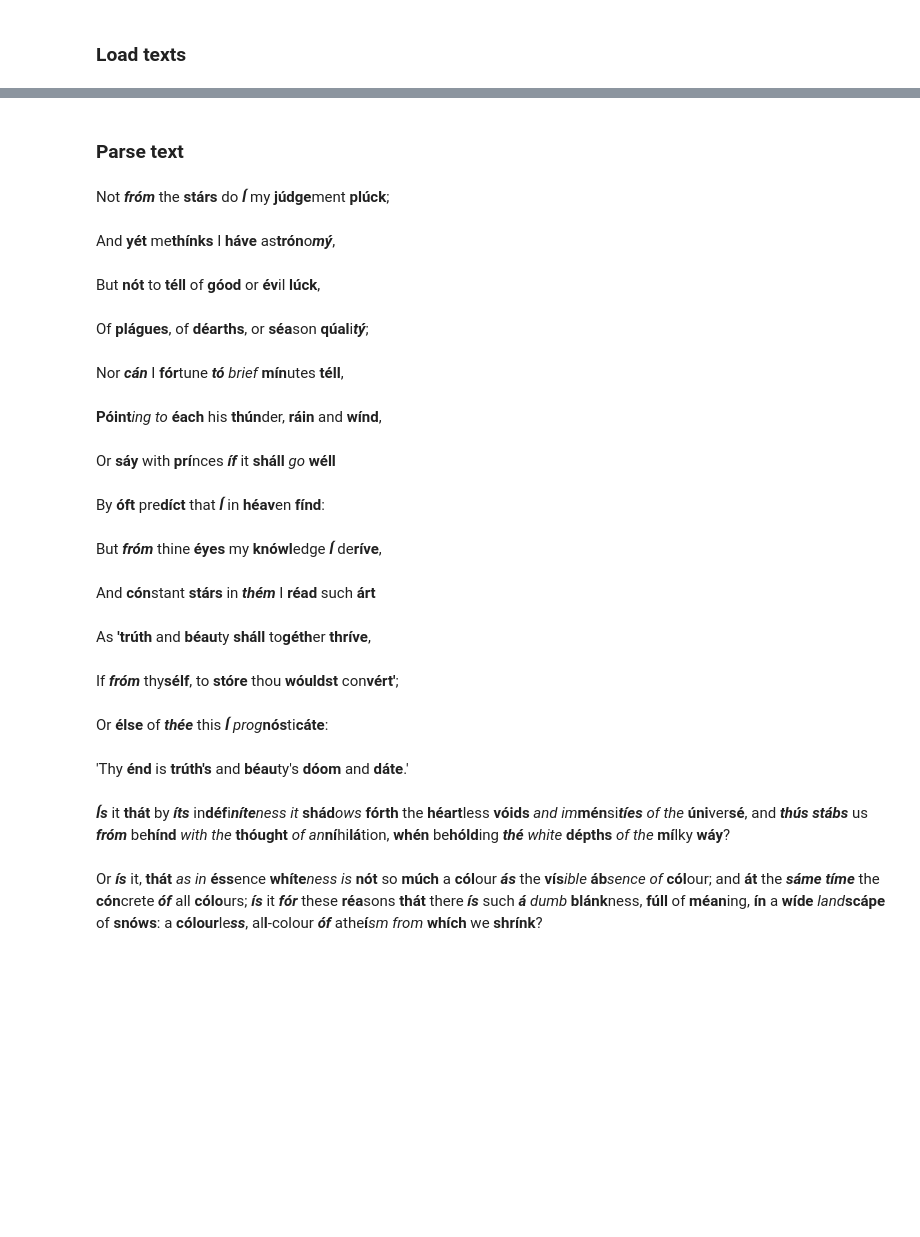
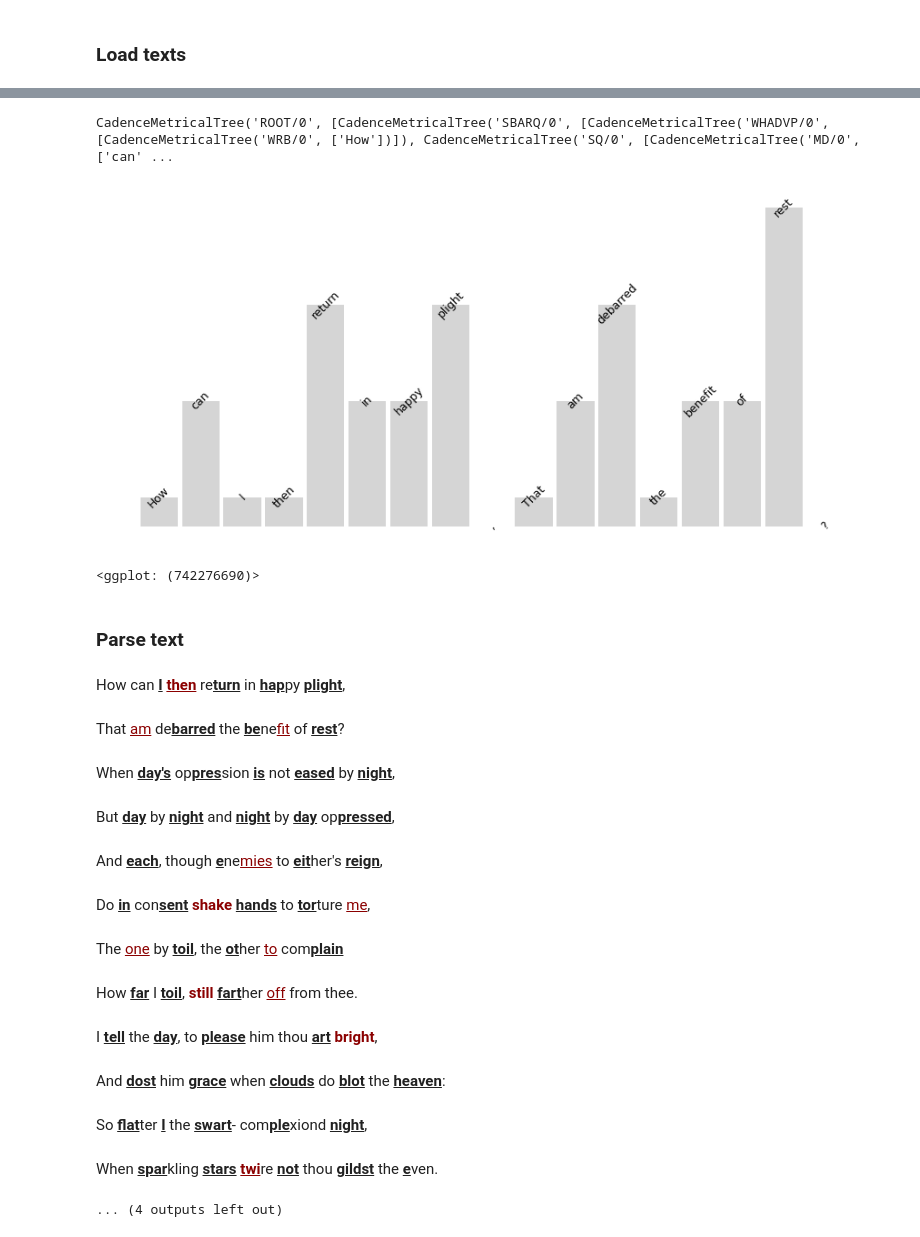
Before and after one commit to quadrismegistus/cadence, a Jupyter notebook: README.ipynb, the cells around one changed output, grey strips where cells are left out. Cells and saved outputs as stored; diff of their text form; code cells hidden in the pictures; blank space fills up the shorter version.

```diff
--- a/README.ipynb
+++ b/README.ipynb
@@ -51,5 +35,21 @@ import cadence as cd
+# %%
+sonnetXIV = """
+How can I then return in happy plight,
+That am debarred the benefit of rest?
+When day’s oppression is not eased by night,
+But day by night and night by day oppressed,
+And each, though enemies to either’s reign,
+Do in consent shake hands to torture me,
+The one by toil, the other to complain
+How far I toil, still farther off from thee.
+I tell the day, to please him thou art bright,
+And dost him grace when clouds do blot the heaven:
+So flatter I the swart-complexiond night,
+When sparkling stars twire not thou gildst the even.
+But day doth daily draw my sorrows longer,
+And night doth nightly make grief’s length seem stronger.
+"""
 # %%
 # These are identical
-sonnet = cd.Text(sonnetXIV, verse=True)
+sonnet = cd.Verse(sonnetXIV)
 sonnet = cd.Text(sonnetXIV, linebreaks=True, phrasebreaks=False)
-sonnet = cd.Poem(sonnetXIV)
@@ -98,26 +110,32 @@ para.scan()
+# %%
+# Show sentences
+sentence = sonnet.sent(1)
+sentence.mtree()
+# %% [output]
+CadenceMetricalTree('ROOT/0', [CadenceMetricalTree('SBARQ/0', [CadenceMetricalTree('WHADVP/0', [CadenceMetricalTree('WRB/0', ['How'])]), CadenceMetricalTree('SQ/0', [CadenceMetricalTree('MD/0', ['can' ...
+# %%
+# Stress grid of sentence inferred from syntactic tree
+# using metricaltree
+sentence.grid()
+# %% [output]
+[figure, added]
+<ggplot: (742276690)>
 # %% [markdown]
 ### Parse text
 # %%
 # Parse lines (verse)
 sonnet.parse()
 # %% [output]
-Not <i><b>fróm</b></i> the <b>stárs</b> do <i><b>Í</b></i> my <b>júdge</b>ment <b>plúck</b>;
+ How can <u><b>I</b></u> <font style="color:darkred"><u><b>then</b></u></font> re<u><b>turn</b></u> in <u><b>hap</b></u>py <u><b>plight</b></u>,
-And <b>yét</b> me<b>thínks</b> I <b>háve</b> as<b>trón</b>o<i><b>mý</b></i>,
+ That <font style="color:darkred"><u>am</u></font> de<u><b>barred</b></u> the <u><b>be</b></u>ne<font style="color:darkred"><u>fit</u></font> of <u><b>rest</b></u>?
-But <b>nót</b> to <b>téll</b> of <b>góod</b> or <b>év</b>il <b>lúck</b>,
+ When <u><b>day's</b></u> op<u><b>pres</b></u>sion <u><b>is</b></u> not <u><b>eased</b></u> by <u><b>night</b></u>,
-Of <b>plágues</b>, of <b>déarths</b>, or <b>séa</b>son <b>qúal</b>i<i><b>tý</b></i>;
+ But <u><b>day</b></u> by <u><b>night</b></u> and <u><b>night</b></u> by <u><b>day</b></u> op<u><b>pressed</b></u>,
-Nor <i><b>cán</b></i> I <b>fór</b>tune <i><b>tó</b></i> <i>brief</i> <b>mín</b>utes <b>téll</b>,
+ And <u><b>each</b></u>, though <u><b>e</b></u>ne<font style="color:darkred"><u>mies</u></font> to <u><b>eit</b></u>her's <u><b>reign</b></u>,
-<b>Póint</b><i>ing</i> <i>to</i> <b>éach</b> his <b>thún</b>der, <b>ráin</b> and <b>wínd</b>,
+ Do <u><b>in</b></u> con<u><b>sent</b></u> <font style="color:darkred"><b>shake</b></font> <u><b>hands</b></u> to <u><b>tor</b></u>ture <font style="color:darkred"><u>me</u></font>,
-Or <b>sáy</b> with <b>prí</b>nces <i><b>íf</b></i> it <b>sháll</b> <i>go</i> <b>wéll</b>
+ The <font style="color:darkred"><u>one</u></font> by <u><b>toil</b></u>, the <u><b>ot</b></u>her <font style="color:darkred"><u>to</u></font> com<u><b>plain</b></u>
-By <b>óft</b> pre<b>díct</b> that <i><b>Í</b></i> in <b>héav</b>en <b>fínd</b>:
+ How <u><b>far</b></u> I <u><b>toil</b></u>, <font style="color:darkred"><b>still</b></font> <u><b>fart</b></u>her <font style="color:darkred"><u>off</u></font> from thee.
-But <i><b>fróm</b></i> thine <b>éyes</b> my <b>knówl</b>edge <i><b>Í</b></i> de<b>ríve</b>,
+ I <u><b>tell</b></u> the <u><b>day</b></u>, to <u><b>please</b></u> him thou <u><b>art</b></u> <font style="color:darkred"><b>bright</b></font>,
-And <b>cón</b>stant <b>stárs</b> in <i><b>thém</b></i> I <b>réad</b> such <b>árt</b>
+ And <u><b>dost</b></u> him <u><b>grace</b></u> when <u><b>clouds</b></u> do <u><b>blot</b></u> the <u><b>heaven</b></u>:
-As <b>'trúth</b> and <b>béau</b>ty <b>sháll</b> to<b>géth</b>er <b>thríve</b>,
+ So <u><b>flat</b></u>ter <u><b>I</b></u> the <u><b>swart</b></u>- com<u><b>ple</b></u>xiond <u><b>night</b></u>,
-If <i><b>fróm</b></i> thy<b>sélf</b>, to <b>stóre</b> thou <b>wóuldst</b> con<b>vért'</b>;
+ When <u><b>spar</b></u>kling <u><b>stars</b></u> <font style="color:darkred"><u><b>twi</b></u></font>re <u><b>not</b></u> thou <u><b>gildst</b></u> the <u><b>e</b></u>ven.
-Or <b>élse</b> of <i><b>thée</b></i> this <i><b>Í</b></i> <i>prog</i><b>nós</b>ti<b>cáte</b>:
-'Thy <b>énd</b> is <b>trúth's</b> and <b>béau</b>ty's <b>dóom</b> and <b>dáte</b>.'
+... (4 outputs left out)
-# %%
-# Parse sentences (prose)
-para.parse()
-# %% [output]
-<i><b>Ís</b></i> it <b>thát</b> by <i><b>íts</b></i> in<b>déf</b>i<i><b>níte</b></i><i>ness</i> <i>it</i> <b>shád</b><i>ows</i> <b>fórth</b> the <b>héart</b>less <b>vóids</b> <i>and</i> <i>im</i><b>mén</b>si<i><b>tíes</b></i> <i>of</i> <i>the</i> <b>úni</b>ver<b>sé</b>, and <i><b>thús</b></i> <i><b>stábs</b></i> us <i><b>fróm</b></i> be<b>hínd</b> <i>with</i> <i>the</i> <b>thóught</b> <i>of</i> <i>an</i><b>ní</b>hi<b>lá</b>tion, <b>whén</b> be<b>hóld</b>ing <i><b>thé</b></i> <i>white</i> <b>dépths</b> <i>of</i> <i>the</i> <b>mí</b>lky <b>wáy</b>?
-Or <i><b>ís</b></i> it, <b>thát</b> <i>as</i> <i>in</i> <b>éss</b>ence <b>whíte</b><i>ness</i> <i>is</i> <b>nót</b> so <b>múch</b> a <b>cól</b>our <i><b>ás</b></i> the <b>vís</b><i>i</i><i>ble</i> <b>áb</b><i>sence</i> <i>of</i> <b>cól</b>our; and <b>át</b> the <i><b>sáme</b></i> <i><b>tíme</b></i> the <b>cón</b>crete <i><b>óf</b></i> all <b>cólo</b>urs; <i><b>ís</b></i> it <i><b>fór</b></i> these <b>réa</b>sons <b>thát</b> there <i><b>ís</b></i> such <i><b>á</b></i> <i>dumb</i> <b>blánk</b>ness, <b>fúll</b> of <b>méan</b>ing, <b>ín</b> a <b>wíde</b> <i>land</i><b>scápe</b> of <b>snóws</b>: a <b>cólour</b>le<i><b>ss</b></i>, al<b>l</b>-colour <i><b>óf</b></i> athe<b>í</b><i>sm</i> <i>from</i> <b>whích</b> we <b>shrínk</b>?
```
Also changed, not shown: parts of 19 cells of this notebook, 10 other files.
